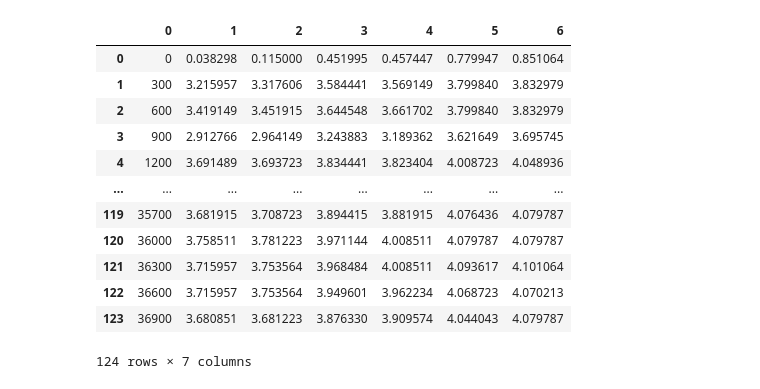
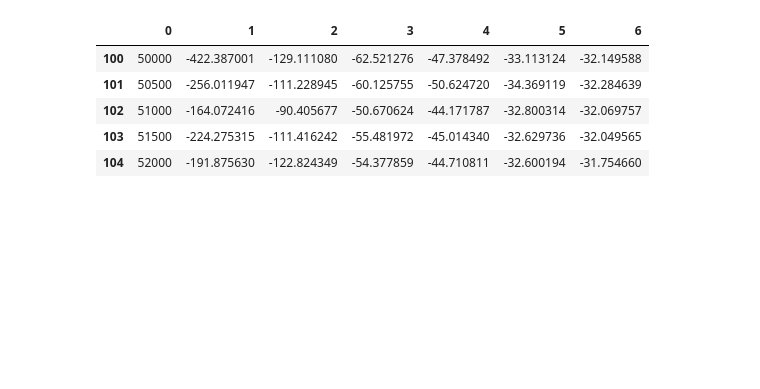
Before and after one commit to phuoc-dang01/MP_PPO, a Jupyter notebook: src/SAM_results_plot.ipynb, the cells around one changed output. Saved outputs shown, nothing was run; the diff lists cells and outputs as text; code cells hidden in the pictures; blank space fills up the shorter version.

```diff
--- a/src/SAM_results_plot.ipynb
+++ b/src/SAM_results_plot.ipynb
@@ -6,18 +3,11 @@ with open("./ppo/log_test.txt", "rb") as f:
 # %%
+
 df = pd.read_csv("./ppo/log_test.txt", delimiter='\t', header=None)
+df.tail()
+# %% [output]
+|  | 0 | 1 | 2 | 3 | 4 | 5 | 6 |
+| 100 | 50000 | -422.387001 | -129.111080 | -62.521276 | -47.378492 | -33.113124 | -32.149588 |
+| 101 | 50500 | -256.011947 | -111.228945 | -60.125755 | -50.624720 | -34.369119 | -32.284639 |
+| 102 | 51000 | -164.072416 | -90.405677 | -50.670624 | -44.171787 | -32.800314 | -32.069757 |
+| 103 | 51500 | -224.275315 | -111.416242 | -55.481972 | -45.014340 | -32.629736 | -32.049565 |
+| 104 | 52000 | -191.875630 | -122.824349 | -54.377859 | -44.710811 | -32.600194 | -31.754660 |
-# %%
-df
-# %% [output]
-|  | 0 | 1 | 2 | 3 | 4 | 5 | 6 |
-| 0 | 0 | 0.038298 | 0.115000 | 0.451995 | 0.457447 | 0.779947 | 0.851064 |
-| 1 | 300 | 3.215957 | 3.317606 | 3.584441 | 3.569149 | 3.799840 | 3.832979 |
-| 2 | 600 | 3.419149 | 3.451915 | 3.644548 | 3.661702 | 3.799840 | 3.832979 |
-| 3 | 900 | 2.912766 | 2.964149 | 3.243883 | 3.189362 | 3.621649 | 3.695745 |
-| 4 | 1200 | 3.691489 | 3.693723 | 3.834441 | 3.823404 | 4.008723 | 4.048936 |
-| ... | ... | ... | ... | ... | ... | ... | ... |
-| 119 | 35700 | 3.681915 | 3.708723 | 3.894415 | 3.881915 | 4.076436 | 4.079787 |
-| 120 | 36000 | 3.758511 | 3.781223 | 3.971144 | 4.008511 | 4.079787 | 4.079787 |
-| 121 | 36300 | 3.715957 | 3.753564 | 3.968484 | 4.008511 | 4.093617 | 4.101064 |
-| 122 | 36600 | 3.715957 | 3.753564 | 3.949601 | 3.962234 | 4.068723 | 4.070213 |
-| 123 | 36900 | 3.680851 | 3.681223 | 3.876330 | 3.909574 | 4.044043 | 4.079787 |
-124 rows × 7 columns
```
Also changed, not shown: parts of 3 cells of this notebook, 8 other files.
